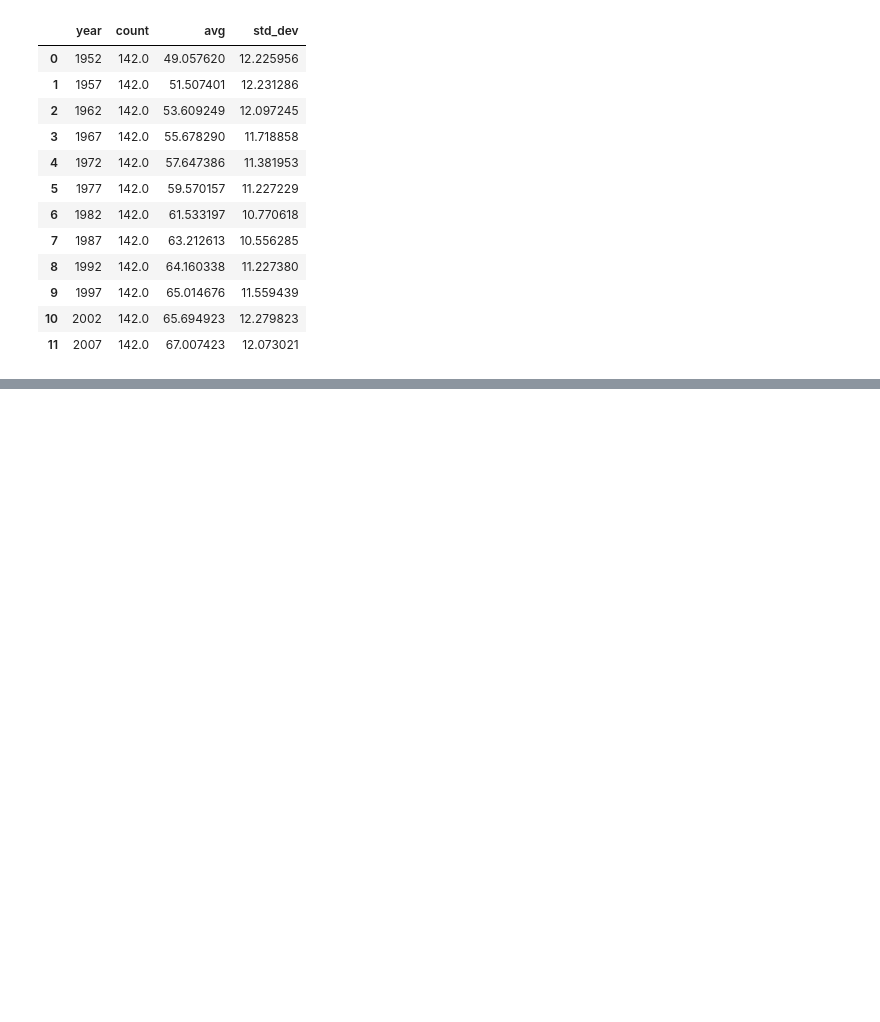
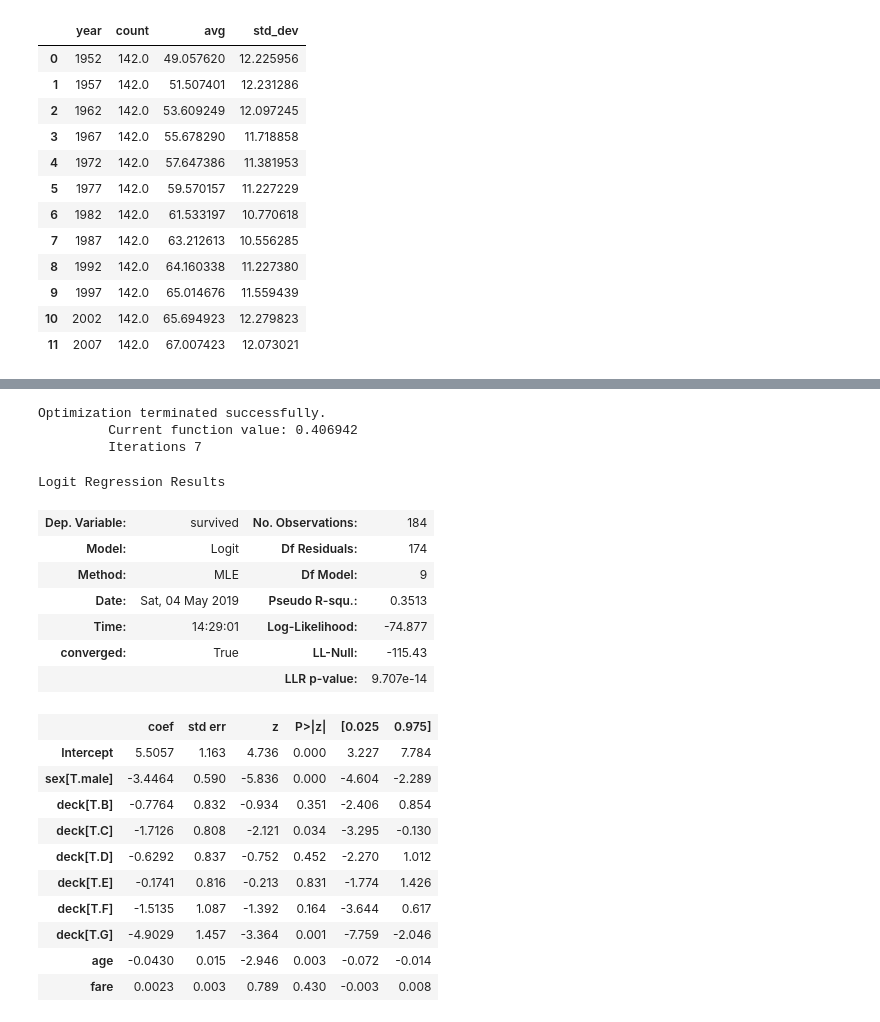
Before and after one commit to HassanSherwani/Data_Analysis_Pandas, a Jupyter notebook: Working_with_pandas(Intro_2_model).ipynb, the cells around one changed output, grey strips where cells are left out. Saved outputs shown, nothing was run; the diff lists cells and outputs as text; code cells hidden in the pictures; blank space fills up the shorter version.

Commit message:
Update_pandas_model

```diff
--- a/Working_with_pandas(Intro_2_model).ipynb
+++ b/Working_with_pandas(Intro_2_model).ipynb
@@ -1664,0 +1797,3 @@ gapminder.groupby('year')['lifeExp'].\
+# %%
+titanic = sns.load_dataset('titanic')
+titanic.head()
@@ -1664,0 +1830,28 @@ gapminder.groupby('year')['lifeExp'].\
+# %%
+model = smf.logit('survived ~ sex + age + fare + deck',
+                 data = titanic)
+results = model.fit()
+results.summary()
+# %% [output]
+Optimization terminated successfully.
+         Current function value: 0.406942
+         Iterations 7
+Logit Regression Results
+| Dep. Variable: | survived | No. Observations: | 184 |
+| Model: | Logit | Df Residuals: | 174 |
+| Method: | MLE | Df Model: | 9 |
+| Date: | Sat, 04 May 2019 | Pseudo R-squ.: | 0.3513 |
+| Time: | 14:29:01 | Log-Likelihood: | -74.877 |
+| converged: | True | LL-Null: | -115.43 |
+|  |  | LLR p-value: | 9.707e-14 |
+|  | coef | std err | z | P>|z| | [0.025 | 0.975] |
+| Intercept | 5.5057 | 1.163 | 4.736 | 0.000 | 3.227 | 7.784 |
+| sex[T.male] | -3.4464 | 0.590 | -5.836 | 0.000 | -4.604 | -2.289 |
+| deck[T.B] | -0.7764 | 0.832 | -0.934 | 0.351 | -2.406 | 0.854 |
+| deck[T.C] | -1.7126 | 0.808 | -2.121 | 0.034 | -3.295 | -0.130 |
+| deck[T.D] | -0.6292 | 0.837 | -0.752 | 0.452 | -2.270 | 1.012 |
+| deck[T.E] | -0.1741 | 0.816 | -0.213 | 0.831 | -1.774 | 1.426 |
+| deck[T.F] | -1.5135 | 1.087 | -1.392 | 0.164 | -3.644 | 0.617 |
+| deck[T.G] | -4.9029 | 1.457 | -3.364 | 0.001 | -7.759 | -2.046 |
+| age | -0.0430 | 0.015 | -2.946 | 0.003 | -0.072 | -0.014 |
+| fare | 0.0023 | 0.003 | 0.789 | 0.430 | -0.003 | 0.008 |
```
Also changed, not shown: parts of 34 cells of this notebook.
